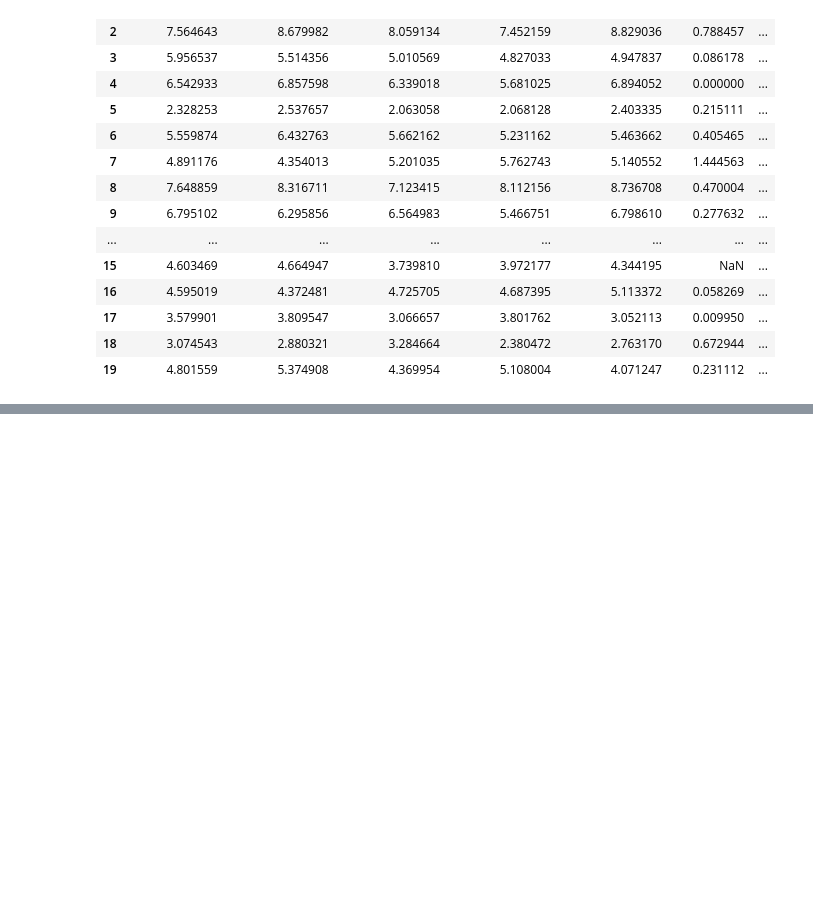
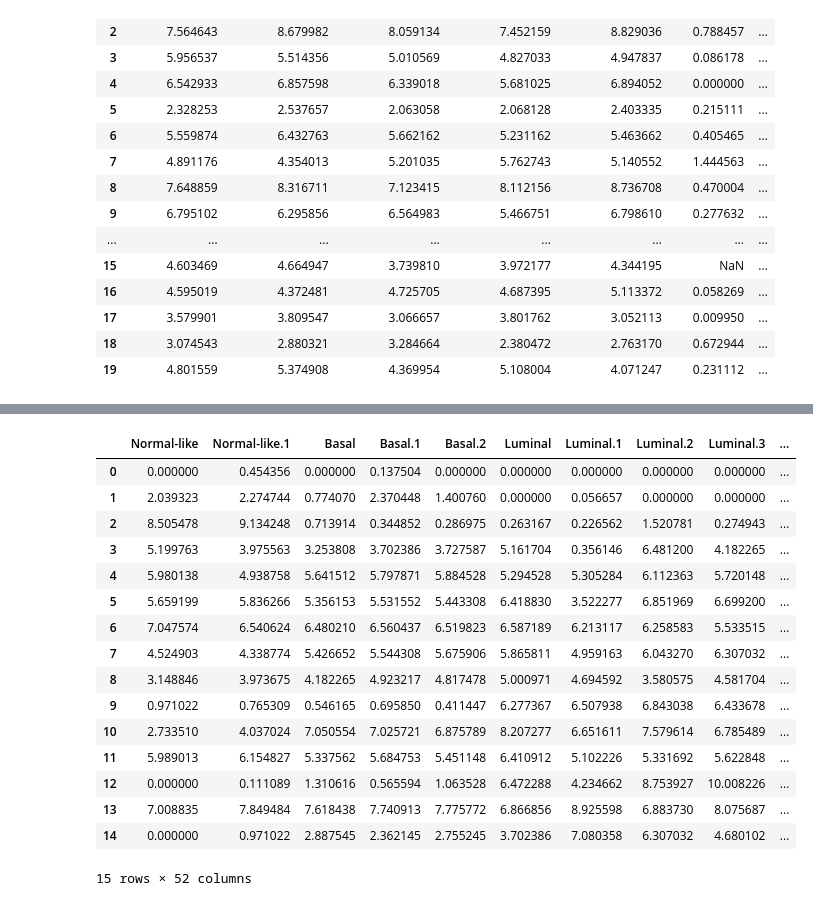
Before and after one commit to Sohambiswas8/BioML-Python, a Jupyter notebook: Notebooks/BioML.ipynb, the cells around one changed output, grey strips where cells are left out. Saved outputs shown, nothing was run; the diff lists cells and outputs as text; code cells hidden in the pictures; blank space fills up the shorter version.

```diff
--- a/Notebooks/BioML.ipynb
+++ b/Notebooks/BioML.ipynb
@@ -567,0 +617,21 @@ gene_expression_data_log.head(20)
+# %%
+cellLine_data_id_removed = cellLine_data.drop('Id', axis = 1)
+cellLine_data_id_removed
+# %% [output]
+|  | Normal-like | Normal-like.1 | Basal | Basal.1 | Basal.2 | Luminal | Luminal.1 | Luminal.2 | Luminal.3 | ... |
+| 0 | 0.000000 | 0.454356 | 0.000000 | 0.137504 | 0.000000 | 0.000000 | 0.000000 | 0.000000 | 0.000000 | ... |
+| 1 | 2.039323 | 2.274744 | 0.774070 | 2.370448 | 1.400760 | 0.000000 | 0.056657 | 0.000000 | 0.000000 | ... |
+| 2 | 8.505478 | 9.134248 | 0.713914 | 0.344852 | 0.286975 | 0.263167 | 0.226562 | 1.520781 | 0.274943 | ... |
+| 3 | 5.199763 | 3.975563 | 3.253808 | 3.702386 | 3.727587 | 5.161704 | 0.356146 | 6.481200 | 4.182265 | ... |
+| 4 | 5.980138 | 4.938758 | 5.641512 | 5.797871 | 5.884528 | 5.294528 | 5.305284 | 6.112363 | 5.720148 | ... |
+| 5 | 5.659199 | 5.836266 | 5.356153 | 5.531552 | 5.443308 | 6.418830 | 3.522277 | 6.851969 | 6.699200 | ... |
+| 6 | 7.047574 | 6.540624 | 6.480210 | 6.560437 | 6.519823 | 6.587189 | 6.213117 | 6.258583 | 5.533515 | ... |
+| 7 | 4.524903 | 4.338774 | 5.426652 | 5.544308 | 5.675906 | 5.865811 | 4.959163 | 6.043270 | 6.307032 | ... |
+| 8 | 3.148846 | 3.973675 | 4.182265 | 4.923217 | 4.817478 | 5.000971 | 4.694592 | 3.580575 | 4.581704 | ... |
+| 9 | 0.971022 | 0.765309 | 0.546165 | 0.695850 | 0.411447 | 6.277367 | 6.507938 | 6.843038 | 6.433678 | ... |
+| 10 | 2.733510 | 4.037024 | 7.050554 | 7.025721 | 6.875789 | 8.207277 | 6.651611 | 7.579614 | 6.785489 | ... |
+| 11 | 5.989013 | 6.154827 | 5.337562 | 5.684753 | 5.451148 | 6.410912 | 5.102226 | 5.331692 | 5.622848 | ... |
+| 12 | 0.000000 | 0.111089 | 1.310616 | 0.565594 | 1.063528 | 6.472288 | 4.234662 | 8.753927 | 10.008226 | ... |
+| 13 | 7.008835 | 7.849484 | 7.618438 | 7.740913 | 7.775772 | 6.866856 | 8.925598 | 6.883730 | 8.075687 | ... |
+| 14 | 0.000000 | 0.971022 | 2.887545 | 2.362145 | 2.755245 | 3.702386 | 7.080358 | 6.307032 | 4.680102 | ... |
+15 rows × 52 columns
```
Also changed, not shown: parts of 12 cells of this notebook.
